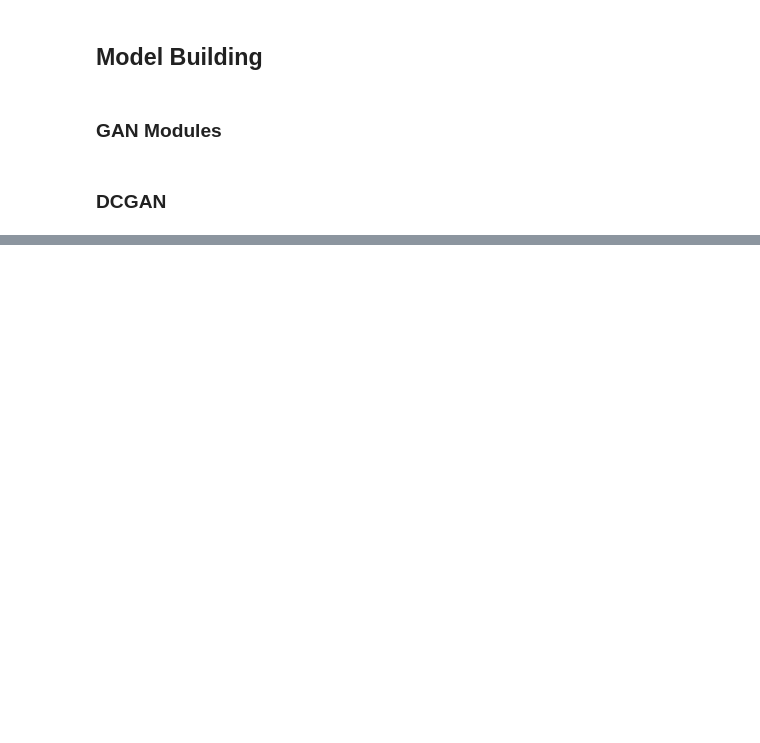
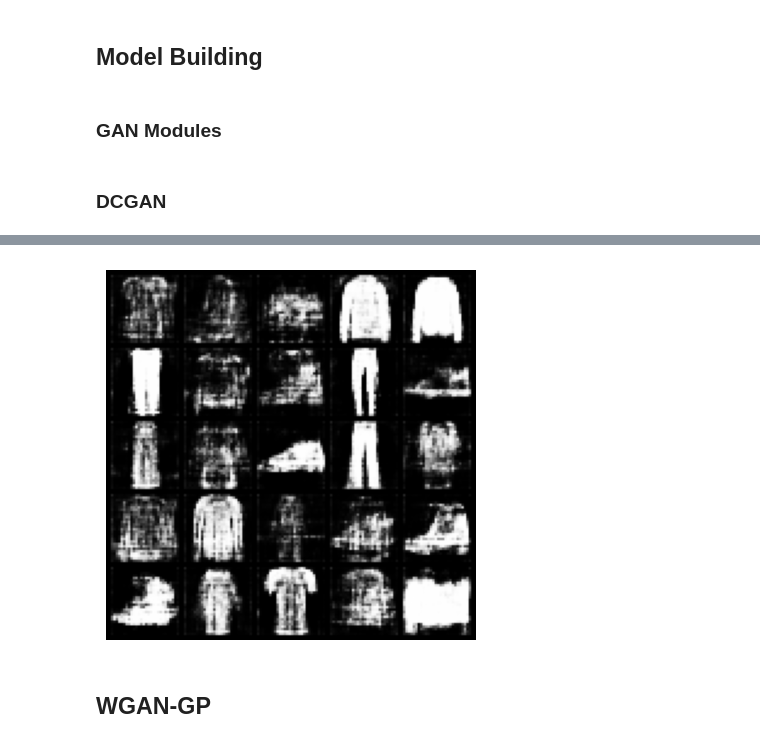
Before and after one commit to mitkrieg/dl-assignment-3, a Jupyter notebook: gan.ipynb, the cells around one changed output, grey strips where cells are left out. Cells and saved outputs as stored; diff of their text form; code cells hidden in the pictures; blank space fills up the shorter version.

```diff
--- a/gan.ipynb
+++ b/gan.ipynb
@@ -371,0 +418,30 @@ with torch.no_grad():  # Disable gradient calculation
+# %%
+class Generator(nn.Module):
+    def __init__(self, z_dim, channels, filters):
+        super().__init__()
+        self.seq = nn.Sequential(
+            # Adjust the kernel_size, stride, and padding
+            nn.ConvTranspose2d(z_dim, filters * 32, kernel_size=4, stride=1, padding=0, bias=False),  # Output: (filters*8, 4, 4)
+            nn.BatchNorm2d(filters * 32),
+            nn.ReLU(inplace=True),
+            nn.ConvTranspose2d(filters * 32, filters * 16, kernel_size=3, stride=2, padding=1, bias=False),  # Output: (filters*4, 7, 7)
+            nn.BatchNorm2d(filters * 16),
+            nn.ReLU(inplace=True),
+            nn.ConvTranspose2d(filters * 16, filters * 4, kernel_size=4, stride=2, padding=1, bias=False),  # Output: (filters*2, 14, 14)
+            nn.BatchNorm2d(filters * 4),
+            nn.ReLU(inplace=True),
+            nn.ConvTranspose2d(filters * 4, channels, kernel_size=4, stride=2, padding=1, bias=False),  # Output: (channels, 28, 28)
+            nn.Tanh()
+        )
+        self.apply(self.weights_init)
+
+    def forward(self, x):
+        return self.seq(x)
+
+    def weights_init(self, m):
+        classname = m.__class__.__name__
+        if classname.find('ConvTranspose2d') != -1:
+            nn.init.normal_(m.weight.data, 0.0, 0.02)
+        elif classname.find('BatchNorm') != -1:
+            nn.init.normal_(m.weight.data, 1.0, 0.02)
+            nn.init.constant_(m.bias.data, 0)
@@ -371,0 +594,3 @@ with torch.no_grad():  # Disable gradient calculation
+# %%
+wgan = WGAN(100, 1, 64, device)
+wgan.train(traindataloader, 25, 5)
@@ -371,0 +615,13 @@ with torch.no_grad():  # Disable gradient calculation
+# %%
+with torch.no_grad():  # Disable gradient calculation
+    noise = torch.randn(25, wgan.z_dim, 1, 1, device=wgan.device)
+    generated_images = wgan.generator(noise)
+    generated_images = (generated_images + 1) / 2
+    grid = torchvision.utils.make_grid(generated_images.cpu(), nrow=5, padding=2, normalize=True)
+    np_grid = grid.permute(1, 2, 0).numpy()
+    plt.imshow(np_grid)
+    plt.axis('off')
+# %% [output]
+[figure, added]
+# %% [markdown]
+## WGAN-GP
```
Also changed, not shown: parts of 21 cells of this notebook.
